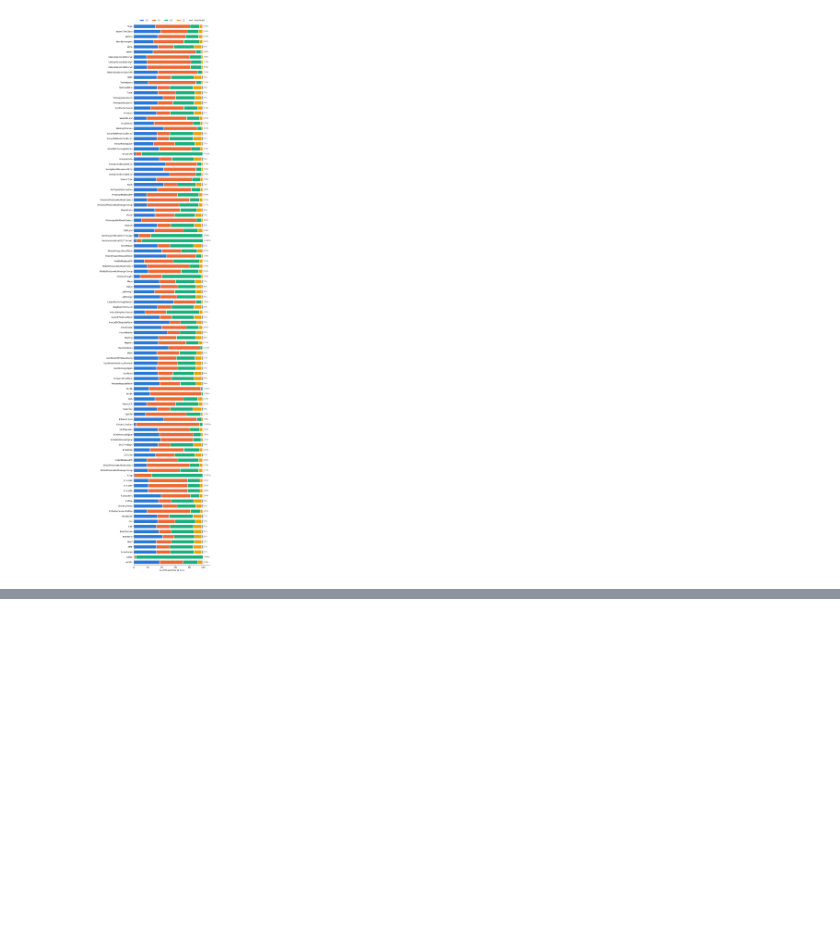
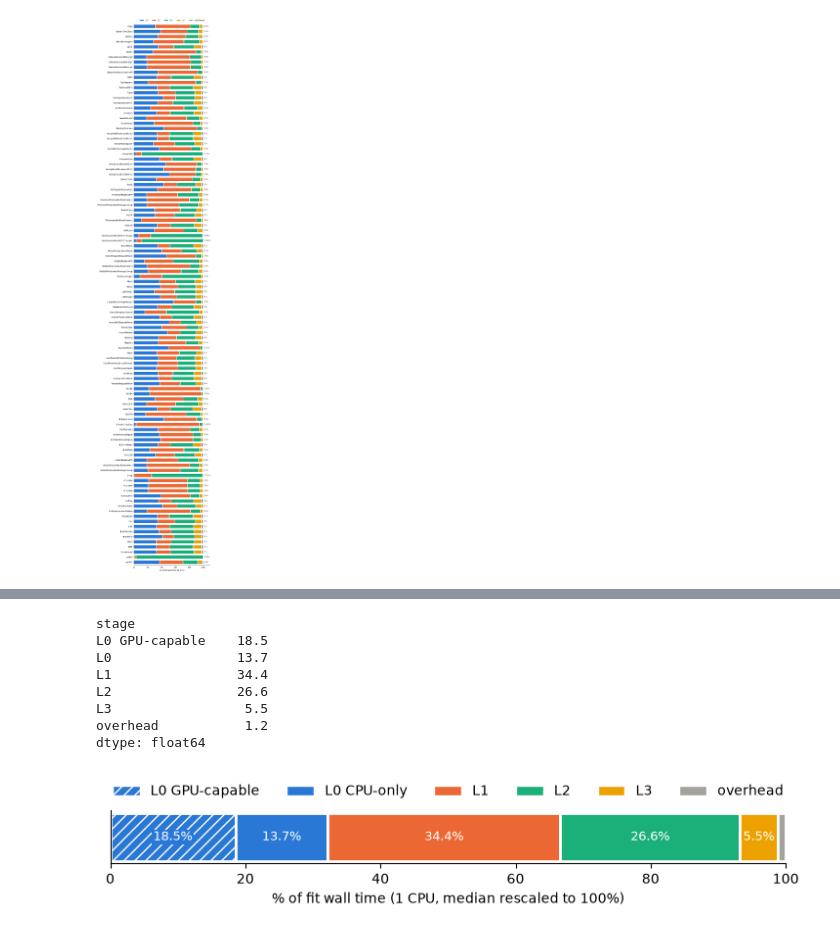
Before and after one commit to gasperpetelin/TSCbench, a Jupyter notebook: notebooks/088-level-timing.ipynb, the cells around one changed output, grey strips where cells are left out. Cells and saved outputs as stored; diff of their text form; code cells hidden in the pictures; blank space fills up the shorter version.

```diff
--- a/notebooks/088-level-timing.ipynb
+++ b/notebooks/088-level-timing.ipynb
@@ -171,3 +171,39 @@ dtype: float64
+# %%
+# Same bar from per-stage medians across datasets; medians do not sum to 100, so rescale them.
+median_split = split.median()
+median_split = median_split / median_split.sum() * 100
+
+fig, ax = plt.subplots(figsize=(8, 1.6))
+left = 0
+for stage, value in median_split.items():
+    color = STAGE_COLORS["L0" if stage == "L0 GPU-capable" else stage]
+    hatch = "///" if stage == "L0 GPU-capable" else None
+    ax.barh(0, value, left=left, color=color, hatch=hatch, height=0.6, edgecolor="white", linewidth=2)
+    if value >= 4:
+        ax.text(left + value / 2, 0, f"{value:.1f}%", ha="center", va="center", fontsize=9, color="white",
+                bbox=dict(facecolor=color, edgecolor="none", pad=1))
+    left += value
+ax.set_xlim(0, 100)
+ax.set_yticks([])
+ax.set_xlabel("% of fit wall time (1 CPU, median rescaled to 100%)")
+ax.legend(
+    handles=[plt.Rectangle((0, 0), 1, 1, facecolor=c, hatch=h, edgecolor="white") for _, c, h in legend],
+    labels=[s for s, _, _ in legend], ncol=6, loc="lower center", bbox_to_anchor=(0.5, 1.0), frameon=False,
+)
+ax.spines[["top", "right"]].set_visible(False)
+plt.tight_layout()
+fig.savefig("figures2/level_time_share_1cpu_median.pdf", bbox_inches="tight", pad_inches=0)
+median_split.round(1)
+# %% [output]
+stage
+L0 GPU-capable    18.5
+L0                13.7
+L1                34.4
+L2                26.6
+L3                 5.5
+overhead           1.2
+dtype: float64
+[figure, added]
 # %%
 # Per model: total seconds summed over folds, coloured by stage.
 per_model = df.groupby(["dataset", "stage", "model"])["time_s"].sum().reset_index()
```
Also changed, not shown: parts of 1 cell of this notebook, 16 other files.
